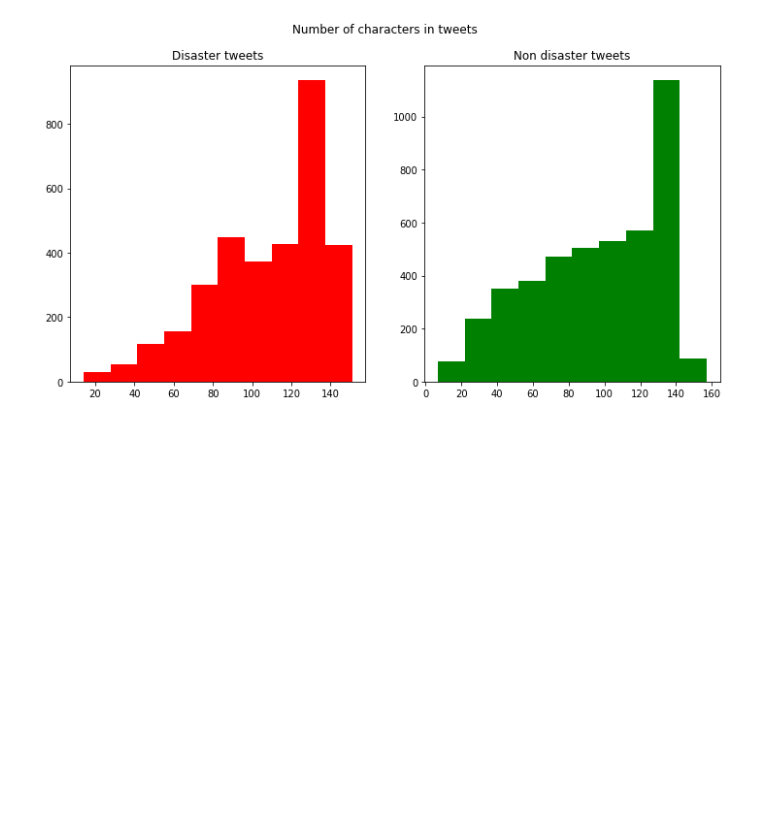
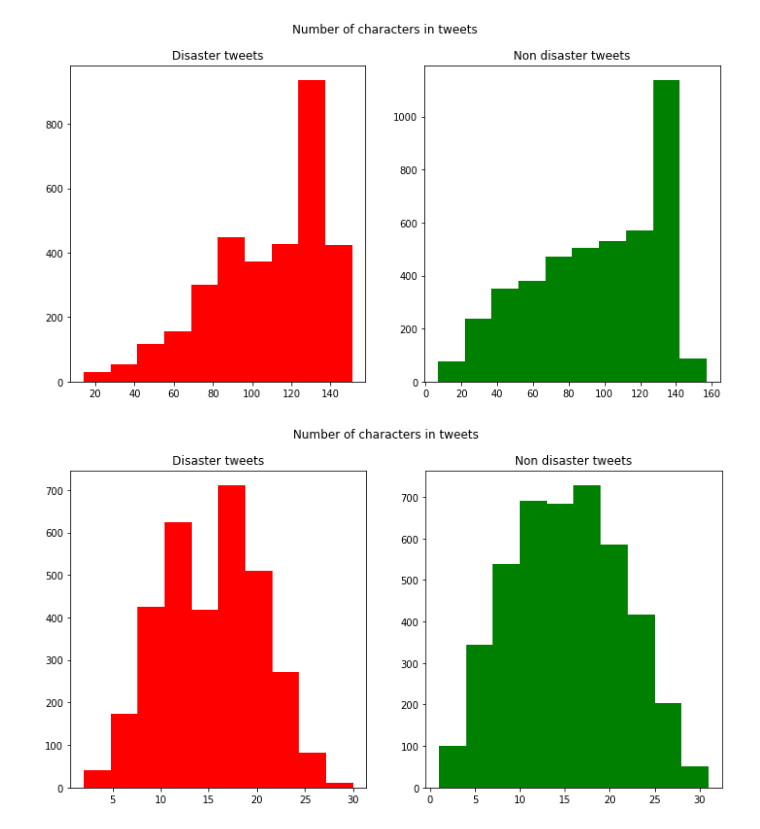
Before and after one commit to pranshudiwan/NLP_CS_6200, a Jupyter notebook: NLP_LSTM.ipynb, the cells around one changed output. Cells and saved outputs as stored; diff of their text form; code cells hidden in the pictures; blank space fills up the shorter version.

Commit message:
number of words in a tweet

```diff
--- a/NLP_LSTM.ipynb
+++ b/NLP_LSTM.ipynb
@@ -59,2 +57,22 @@ plt.show()
+# %%
+# Number of words in tweets
+
+# For Disaster tweets
+disaster_word_len=train[train['target']==1]['text'].str.split().map(lambda tweet : len(tweet))
+#print(disaster_word_len)
+non_disaster_word_len=train[train['target']==0]['text'].str.split().map(lambda tweet : len(tweet))
+#print(non_disaster_word_len)
+
+
+# Plotting number of words
+plot,(subplot1,subplot2)=plt.subplots(1,2,figsize=(12,6))
+subplot1.hist(disaster_word_len,color='red')
+subplot1.set_title('Disaster tweets')
+subplot2.hist(non_disaster_word_len,color='green')
+subplot2.set_title('Non disaster tweets')
+plot.suptitle('Number of characters in tweets')
+plt.show()
+# %% [output]
+[figure, added]
 # %%
 # Average length of word in a tweet
```
Also changed, not shown: parts of 1 cell of this notebook.
